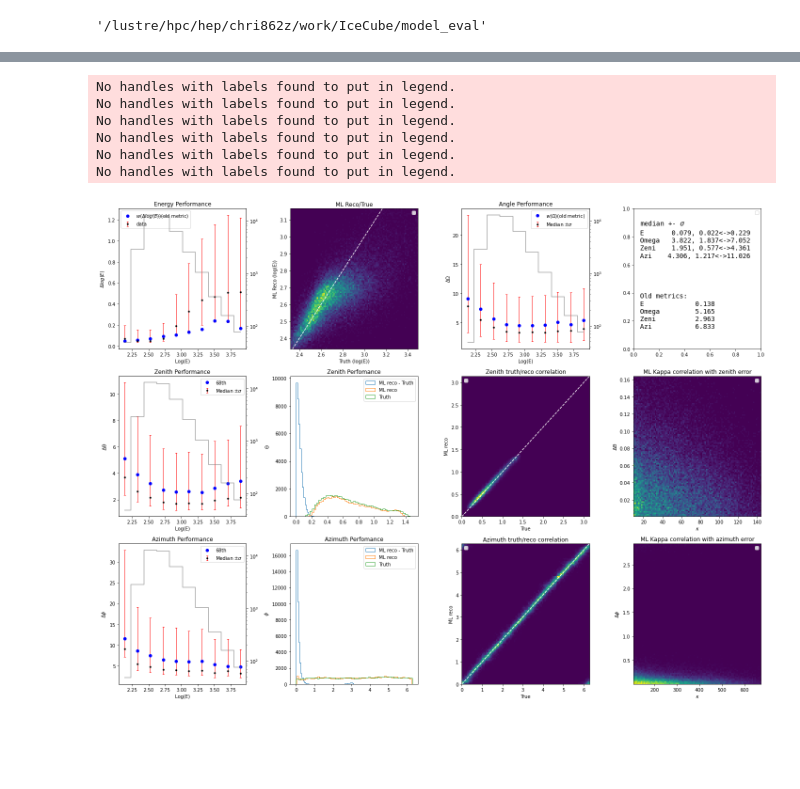
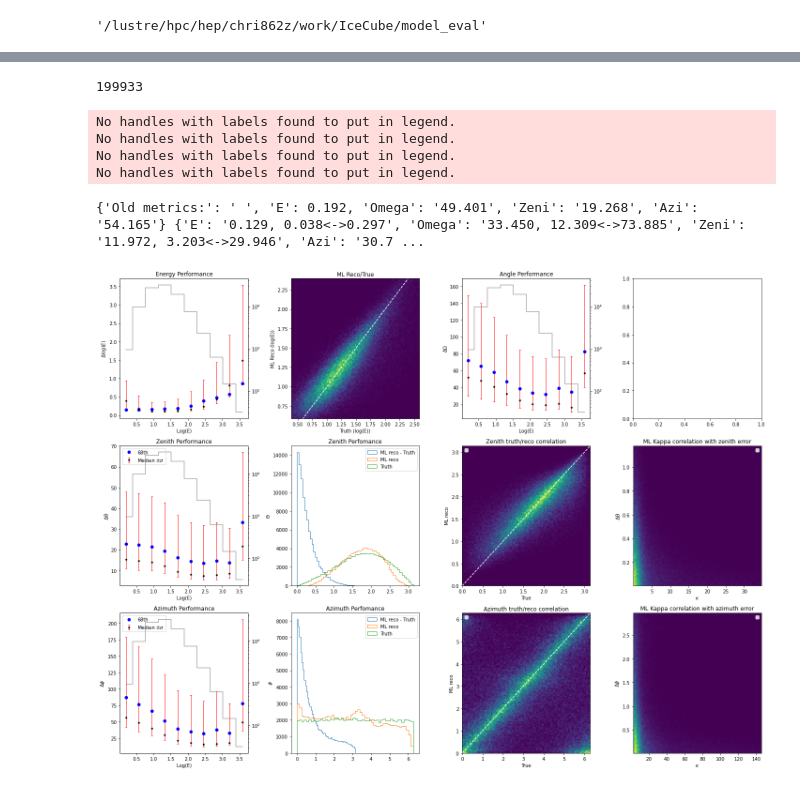
Before and after one commit to astrockragh/IceCube, a Jupyter notebook: model_eval/kappa_improvement.ipynb, the cells around one changed output, grey strips where cells are left out. Drawn from its saved outputs; the diff is of its cells as text; code cells hidden in the pictures; blank space fills up the shorter version.

```diff
--- a/model_eval/kappa_improvement.ipynb
+++ b/model_eval/kappa_improvement.ipynb
@@ -95,0 +220,20 @@ reco1, true1=reco[mask], true[mask]
+# %%
+train_ids=[]
+test_ids=[]
+for i in tqdm(range(len(dataset))):
+    if int(dataset[i].y[3]) in test_events:
+        test_ids.append(i)
+    else:
+        train_ids.append(i)
+# %%
+dt_train=dataset[train_ids[:100000]]
+dt_test=dataset[test_ids[:100000]]
+len(test_ids)
+# len(test_idx), len()
+# %% [output]
+199933
+# %%
+loader_test = DisjointLoader(dt_test, batch_size=batch_size, epochs=1)
+loader_train = DisjointLoader(dt_train, batch_size=batch_size, epochs=1)
+# %%
+reco, true=predict(loader_test)
@@ -96,14 +242,13 @@ reco1, true1=reco[mask], true[mask]
 # %%
-import model_eval.eval_plots as e
+import eval_plots as e
 reload(e)
 performance=e.performance_vM2D
-performance(reco1, true1);
-# performance(reco, true);
+# performance(reco1, true1);
+performance(reco, true);
 # %% [output]
 No handles with labels found to put in legend.
 No handles with labels found to put in legend.
 No handles with labels found to put in legend.
 No handles with labels found to put in legend.
-No handles with labels found to put in legend.
-No handles with labels found to put in legend.
+{'Old metrics:': ' ', 'E': 0.192, 'Omega': '49.401', 'Zeni': '19.268', 'Azi': '54.165'} {'E': '0.129, 0.038<->0.297', 'Omega': '33.450, 12.309<->73.885', 'Zeni': '11.972, 3.203<->29.946', 'Azi': '30.7 ...
-[figure, old version]
+[figure, new version]
```
Also changed, not shown: parts of 20 cells of this notebook, 15 other files.
